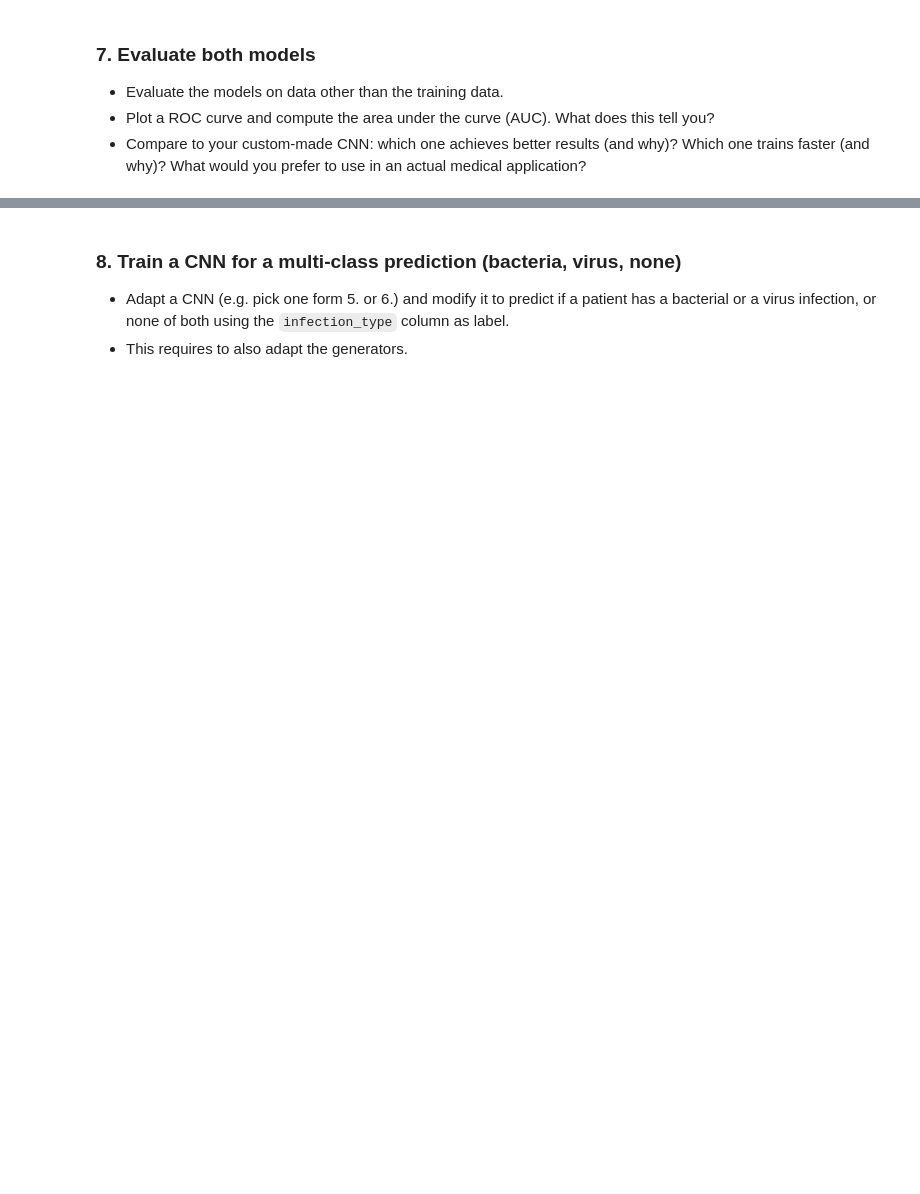
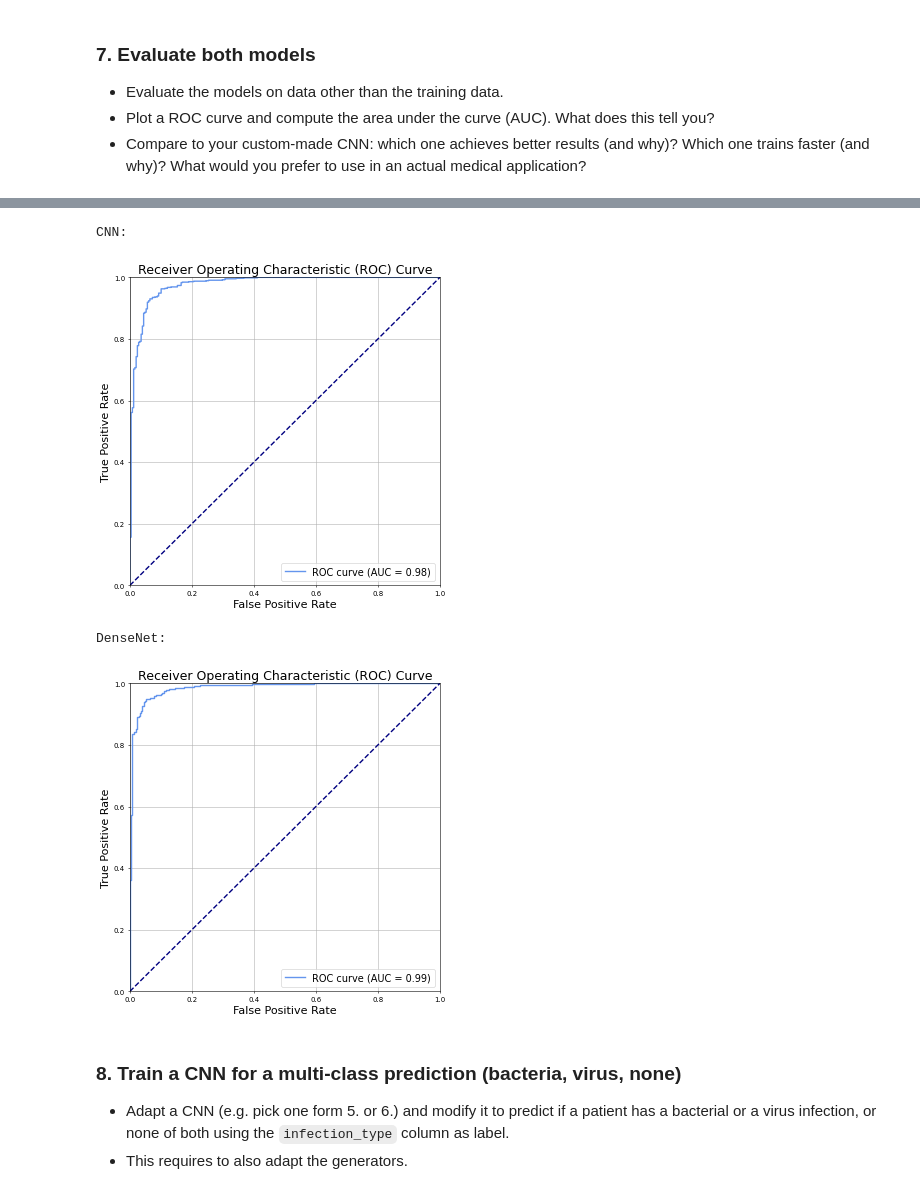
Before and after one commit to Knerten0815/ai_for_smart_health, a Jupyter notebook: Portfolio/ai_smart_health_portfolio_02_pneumonia_prediction.ipynb, the cells around one changed output, grey strips where cells are left out. Saved outputs shown, nothing was run; the diff lists cells and outputs as text; code cells hidden in the pictures; blank space fills up the shorter version.

```diff
--- a/Portfolio/ai_smart_health_portfolio_02_pneumonia_prediction.ipynb
+++ b/Portfolio/ai_smart_health_portfolio_02_pneumonia_prediction.ipynb
@@ -263,7 +514,7 @@ metrics = [
 ]
 
 # Compile the model
-model.compile(optimizer='adam',
+cnn_model.compile(optimizer='adam',
               loss='binary_crossentropy',
               metrics="accuracy") #metrics)
 # %%
@@ -394,0 +677,9 @@ model.summary()
+# %%
+# Train the model
+history = denseNet_model.fit(
+    rgb_train_generator,
+    epochs=100,
+    validation_data=rgb_val_generator,
+    verbose=1,
+    callbacks=[checkpoint_cb, early_stopping_cb],  # Pass callback to training
+)
@@ -399,0 +717,3 @@ model.summary()
+# %%
+y_pred_denseNet = denseNet_model.predict(rgb_test_generator)
+y_pred_cnn = cnn_model.predict(grayscale_test_generator)
@@ -400,3 +727,39 @@ model.summary()
+# %%
+from sklearn import metrics
+
+def plot_roc_curve(labels, predicted_labels):
+    # Calculate the false positive rate (FPR) and true positive rate (TPR)
+    fpr, tpr, _ = metrics.roc_curve(labels, predicted_labels)
+
+    # Calculate the AUC (Area Under the Curve)
+    roc_auc = metrics.auc(fpr, tpr)
+
+    # Plot the ROC curve
+    fig, ax = plt.subplots(figsize=(8, 8), dpi=50)
+    ax.plot(fpr, tpr, color='cornflowerblue', lw=2,
+            label=f'ROC curve (AUC = {roc_auc:.2f})')
+    ax.plot([0, 1], [0, 1], color='navy', lw=2,
+            linestyle='--')  # Diagonal line
+    ax.set_xlim([0.0, 1.0])
+    ax.set_ylim([0.0, 1.0])
+    plt.xlabel('False Positive Rate', fontsize=16)
+    plt.ylabel('True Positive Rate', fontsize=16)
+    plt.title('Receiver Operating Characteristic (ROC) Curve', fontsize=18)
+    plt.legend(loc="lower right", fontsize=14)
+    plt.grid(True)
+
+    # Show the plot
+    plt.show()
+# %%
+print('CNN: ')
+plot_roc_curve(test_df['label'], y_pred_cnn)
+print("DenseNet: ")
+plot_roc_curve(test_df['label'], y_pred_denseNet)
+# %% [output]
+CNN:
+[figure, added]
+DenseNet:
+[figure, added]
 # %% [markdown]
 ### 8. Train a CNN for a multi-class prediction (bacteria, virus, none)
 - Adapt a CNN (e.g. pick one form 5. or 6.) and modify it to predict if a patient has a bacterial or a virus infection, or none of both using the `infection_type` column as label.
```
Also changed, not shown: parts of 58 cells of this notebook, 4 other files.
